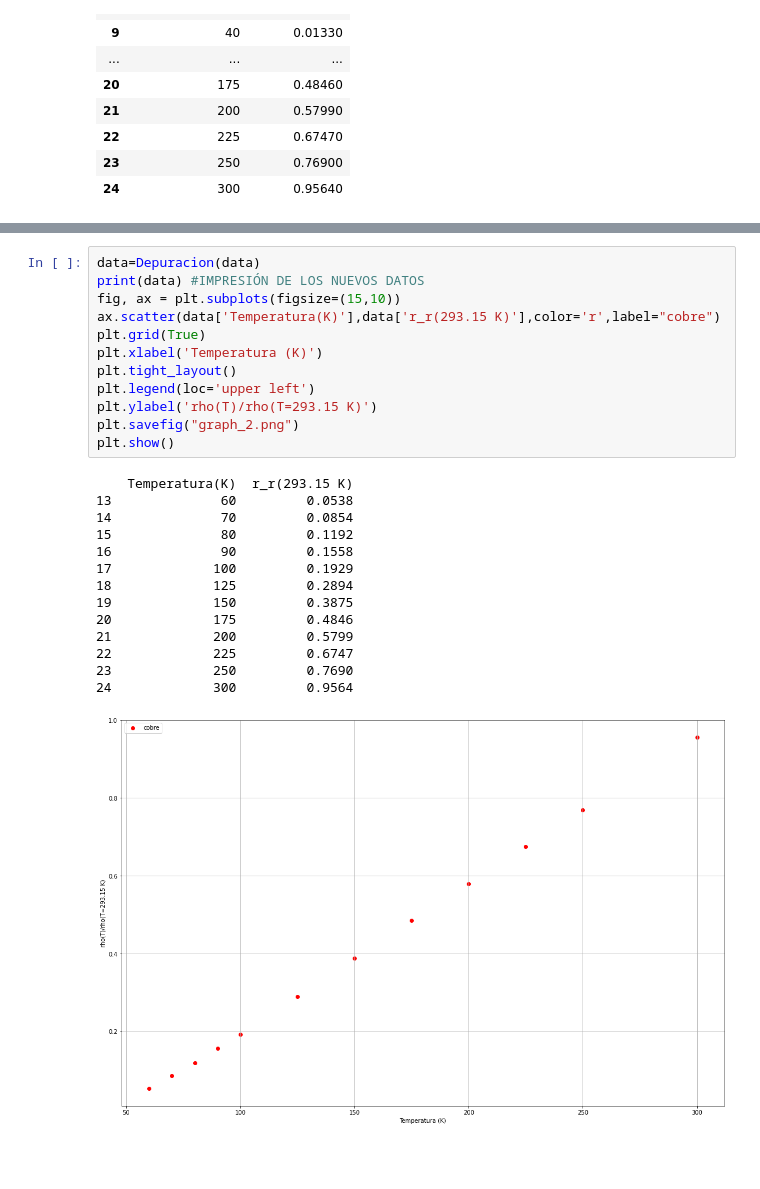
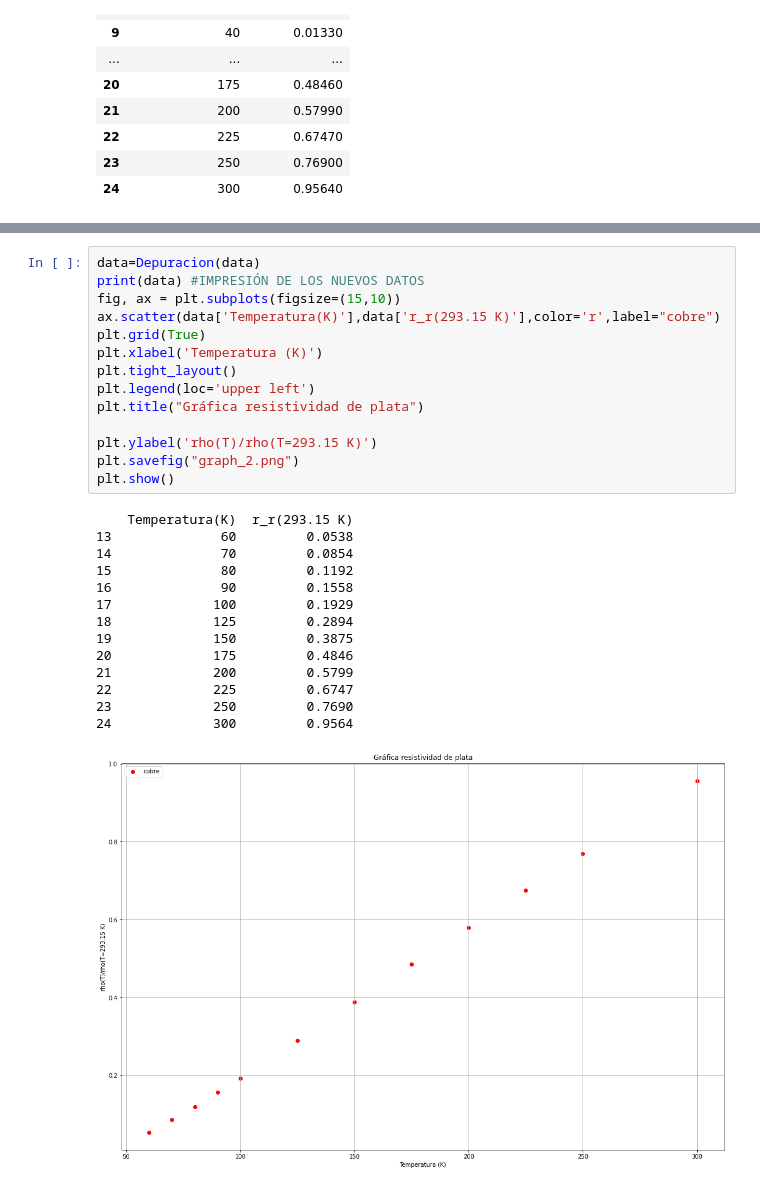
Before and after one commit to J3xLe1988B3lx0x2E6/Grafica_lab_electromag, a Jupyter notebook: Práctica_4_lab_electro.ipynb, the cells around one changed output, grey strips where cells are left out. Cells and saved outputs as stored; diff of their text form; blank space fills up the shorter version.

```diff
--- a/Práctica_4_lab_electro.ipynb
+++ b/Práctica_4_lab_electro.ipynb
@@ -98,30 +100,32 @@ def Incertidumbre(data,m,b): #Incertidumbre
 # %%
 data=Depuracion(data)
 print(data) #IMPRESIÓN DE LOS NUEVOS DATOS
 fig, ax = plt.subplots(figsize=(15,10))
 ax.scatter(data['Temperatura(K)'],data['r_r(293.15 K)'],color='r',label="cobre")
 plt.grid(True)
 plt.xlabel('Temperatura (K)')
 plt.tight_layout()
 plt.legend(loc='upper left')
+plt.title("Gráfica resistividad de plata")
+
 plt.ylabel('rho(T)/rho(T=293.15 K)')
 plt.savefig("graph_2.png")
 plt.show()
 # %% [output]
     Temperatura(K)  r_r(293.15 K)
 13              60         0.0538
 14              70         0.0854
 15              80         0.1192
 16              90         0.1558
 17             100         0.1929
 18             125         0.2894
 19             150         0.3875
 20             175         0.4846
 21             200         0.5799
 22             225         0.6747
 23             250         0.7690
 24             300         0.9564
-[figure, old version]
+[figure, new version]
 # %%
 #Obtención de pendiente.
 alpha, b = Pendiente(data)
```
Also changed, not shown: parts of 3 cells of this notebook.
